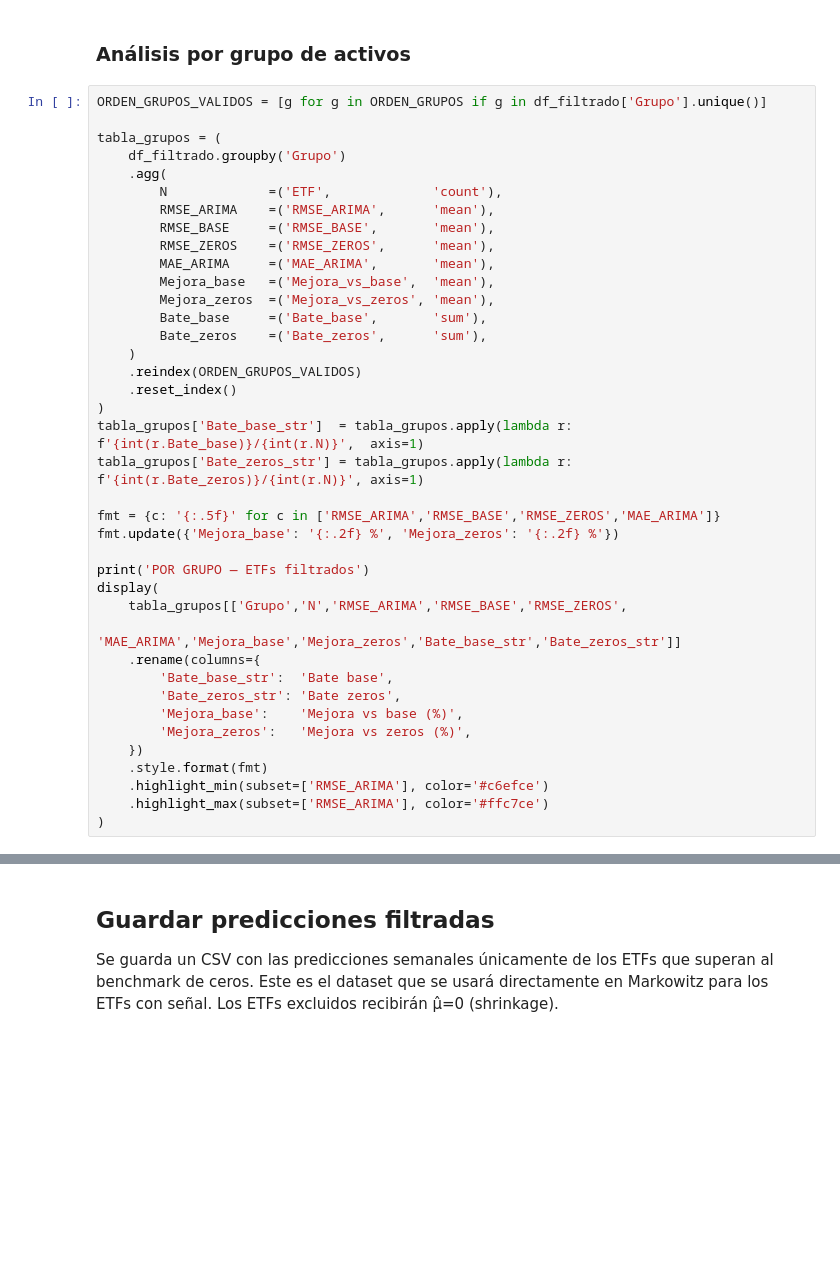
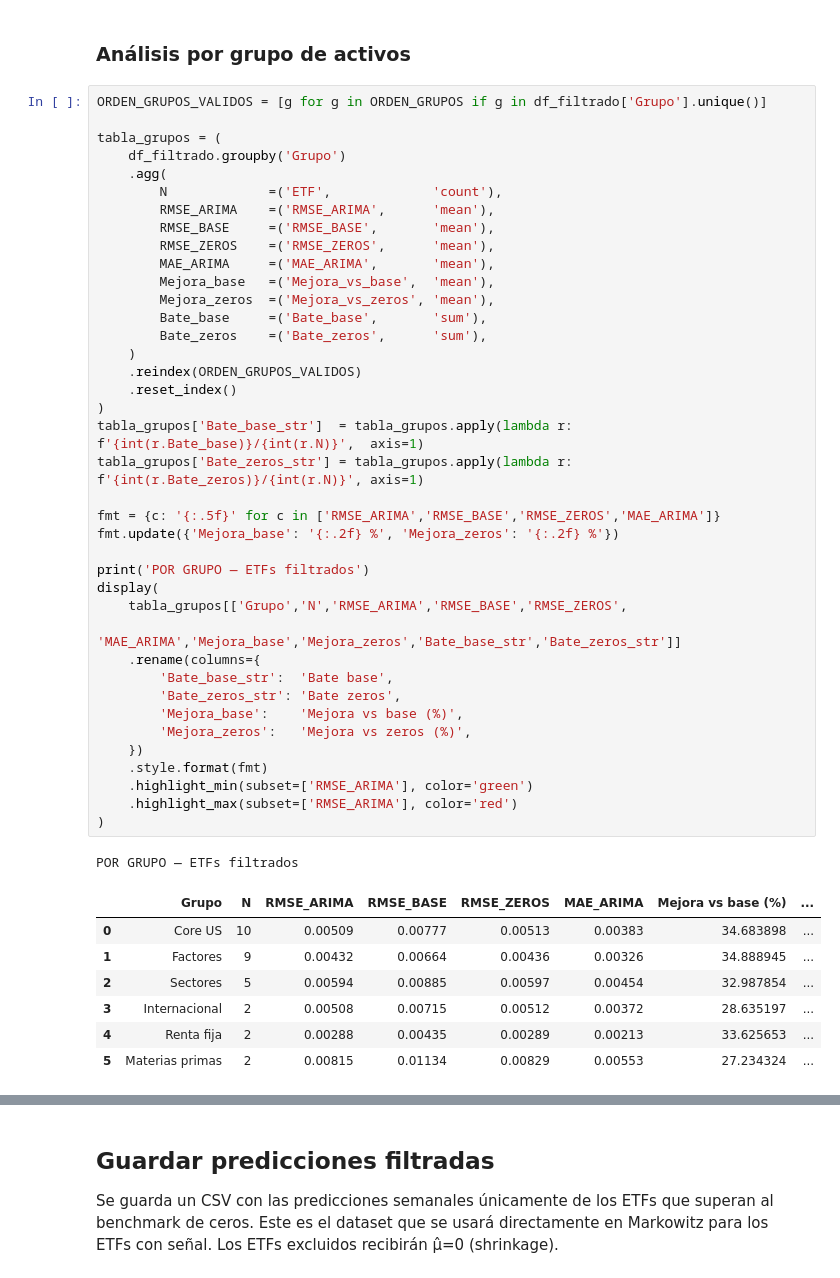
Before and after one commit to aleellord/TFM, a Jupyter notebook: 2.Modelo_Series_Temporales/Modelo_semanal/02_predicciones_modelo_ARIMA_filtrado.ipynb, the cells around one changed output, grey strips where cells are left out. Saved outputs shown, nothing was run; the diff lists cells and outputs as text; blank space fills up the shorter version.

Commit message:
comparación  rmse

```diff
--- a/2.Modelo_Series_Temporales/Modelo_semanal/02_predicciones_modelo_ARIMA_filtrado.ipynb
+++ b/2.Modelo_Series_Temporales/Modelo_semanal/02_predicciones_modelo_ARIMA_filtrado.ipynb
@@ -168,32 +183,41 @@ tabla_grupos = (
         RMSE_ARIMA    =('RMSE_ARIMA',      'mean'),
         RMSE_BASE     =('RMSE_BASE',       'mean'),
         RMSE_ZEROS    =('RMSE_ZEROS',      'mean'),
         MAE_ARIMA     =('MAE_ARIMA',       'mean'),
         Mejora_base   =('Mejora_vs_base',  'mean'),
         Mejora_zeros  =('Mejora_vs_zeros', 'mean'),
         Bate_base     =('Bate_base',       'sum'),
         Bate_zeros    =('Bate_zeros',      'sum'),
     )
     .reindex(ORDEN_GRUPOS_VALIDOS)
     .reset_index()
 )
 tabla_grupos['Bate_base_str']  = tabla_grupos.apply(lambda r: f'{int(r.Bate_base)}/{int(r.N)}',  axis=1)
 tabla_grupos['Bate_zeros_str'] = tabla_grupos.apply(lambda r: f'{int(r.Bate_zeros)}/{int(r.N)}', axis=1)
 
 fmt = {c: '{:.5f}' for c in ['RMSE_ARIMA','RMSE_BASE','RMSE_ZEROS','MAE_ARIMA']}
 fmt.update({'Mejora_base': '{:.2f} %', 'Mejora_zeros': '{:.2f} %'})
 
 print('POR GRUPO — ETFs filtrados')
 display(
     tabla_grupos[['Grupo','N','RMSE_ARIMA','RMSE_BASE','RMSE_ZEROS',
                   'MAE_ARIMA','Mejora_base','Mejora_zeros','Bate_base_str','Bate_zeros_str']]
     .rename(columns={
         'Bate_base_str':  'Bate base',
         'Bate_zeros_str': 'Bate zeros',
         'Mejora_base':    'Mejora vs base (%)',
         'Mejora_zeros':   'Mejora vs zeros (%)',
     })
     .style.format(fmt)
-    .highlight_min(subset=['RMSE_ARIMA'], color='#c6efce')
-    .highlight_max(subset=['RMSE_ARIMA'], color='#ffc7ce')
+    .highlight_min(subset=['RMSE_ARIMA'], color='green')
+    .highlight_max(subset=['RMSE_ARIMA'], color='red')
 )
+# %% [output]
+POR GRUPO — ETFs filtrados
+|  | Grupo | N | RMSE_ARIMA | RMSE_BASE | RMSE_ZEROS | MAE_ARIMA | Mejora vs base (%) | ... |
+| 0 | Core US | 10 | 0.00509 | 0.00777 | 0.00513 | 0.00383 | 34.683898 | ... |
+| 1 | Factores | 9 | 0.00432 | 0.00664 | 0.00436 | 0.00326 | 34.888945 | ... |
+| 2 | Sectores | 5 | 0.00594 | 0.00885 | 0.00597 | 0.00454 | 32.987854 | ... |
+| 3 | Internacional | 2 | 0.00508 | 0.00715 | 0.00512 | 0.00372 | 28.635197 | ... |
+| 4 | Renta fija | 2 | 0.00288 | 0.00435 | 0.00289 | 0.00213 | 33.625653 | ... |
+| 5 | Materias primas | 2 | 0.00815 | 0.01134 | 0.00829 | 0.00553 | 27.234324 | ... |
```
Also changed, not shown: parts of 13 cells of this notebook, 2 other files.
